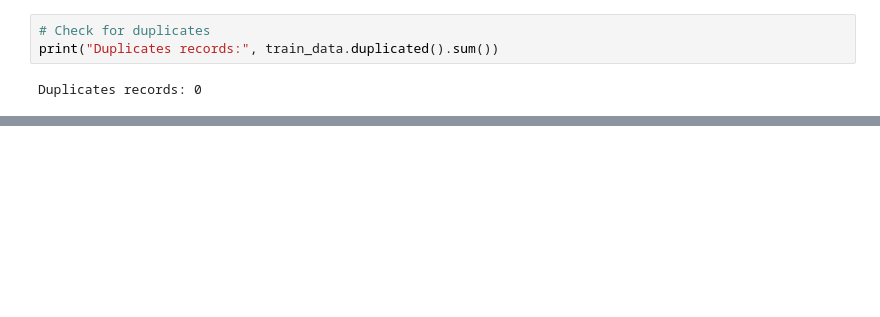
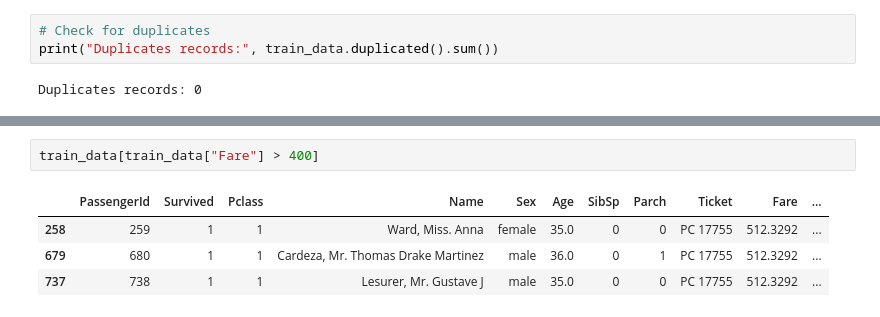
Before and after one commit to rimvelvet31/titanic-prediction, a Jupyter notebook: notebook.ipynb, the cells around one changed output, grey strips where cells are left out. Saved outputs shown, nothing was run; the diff lists cells and outputs as text; blank space fills up the shorter version.

```diff
--- a/notebook.ipynb
+++ b/notebook.ipynb
@@ -107,0 +292,7 @@ array([22.  , 38.  , 26.  , 35.  ,   nan, 54.  ,  2.  , 27.  , 14.  ,
+# %%
+train_data[train_data["Fare"] > 400]
+# %% [output]
+|  | PassengerId | Survived | Pclass | Name | Sex | Age | SibSp | Parch | Ticket | Fare | ... |
+| 258 | 259 | 1 | 1 | Ward, Miss. Anna | female | 35.0 | 0 | 0 | PC 17755 | 512.3292 | ... |
+| 679 | 680 | 1 | 1 | Cardeza, Mr. Thomas Drake Martinez | male | 36.0 | 0 | 1 | PC 17755 | 512.3292 | ... |
+| 737 | 738 | 1 | 1 | Lesurer, Mr. Gustave J | male | 35.0 | 0 | 0 | PC 17755 | 512.3292 | ... |
```
Also changed, not shown: parts of 35 cells of this notebook, 1 other file.
